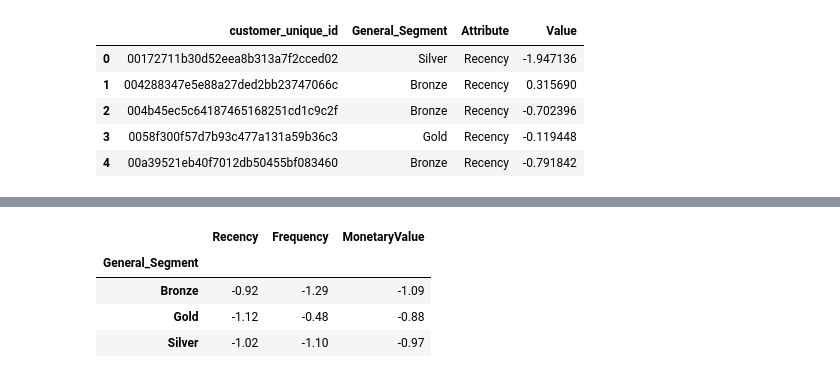
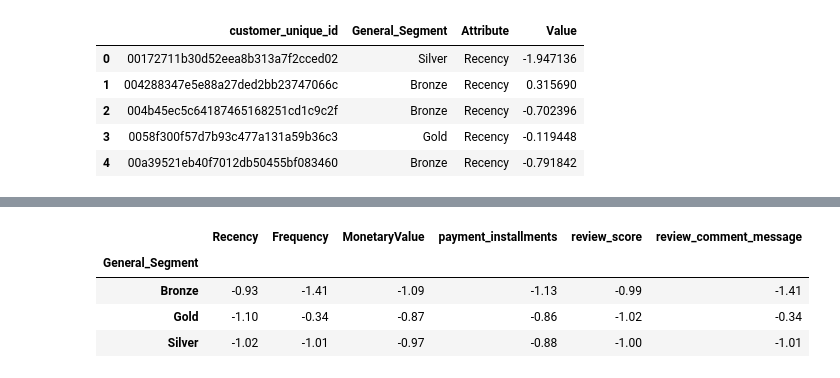
Before and after one commit to edieski/eclient_segmentation, a Jupyter notebook: data_segmentation.ipynb, the cells around one changed output, grey strips where cells are left out. Cells and saved outputs as stored; diff of their text form; code cells hidden in the pictures.

```diff
--- a/data_segmentation.ipynb
+++ b/data_segmentation.ipynb
@@ -420,0 +456,7 @@ data.groupby('clusters').agg({'Recency': 'mean', 'Frequency': 'mean', 'MonetaryV
+# %%
+from sklearn.cluster import MeanShift
+model = MeanShift().fit(data_scaled)
+clusters = model.predict(data_scaled)
+data_RFM['clusters'] = clusters
+print(data_RFM['clusters'].value_counts())
+data['clusters'] = clusters
@@ -420,0 +538,6 @@ data.groupby('clusters').agg({'Recency': 'mean', 'Frequency': 'mean', 'MonetaryV
+# %%
+
+model = KMeans(n_clusters= 4).fit(data_scaled)
+clusters = model.predict(data_scaled)
+data_RFM['clusters'] = clusters
+data['clusters'] = clusters
@@ -482,2 +616,3 @@ sns.lineplot(x="Attribute", y="Value", hue='General_Segment', data=data_melt_rfm
 # %%
 data_segment = data_normalized.assign(General_Segment = data['General_Segment'])
+RFM['clusters'] = data['clusters']
@@ -484,7 +624,8 @@ data_segment = data_normalized.assign(General_Segment = data['General_Segment'])
 # %%
-cluster_avg = data_rfms_k4.groupby(['Cluster']).mean()
-population_avg = data_rfms_k4.mean()
+cluster_avg = RFM.groupby(['clusters']).mean()
+population_avg = RFM.mean()
 relative_imp_cluster = cluster_avg / population_avg - 1
+print(relative_imp_cluster.head())
 
 
 segment_avg = data_segment.groupby(['General_Segment']).mean()
@@ -493,14 +648,16 @@ relative_imp_segment = segment_avg / population_avg - 1
 # %%
-relative_imp_cluster = relative_imp_cluster[['Recency', 'Frequency', 'MonetaryValue']]
+relative_imp_cluster = relative_imp_cluster[['Recency', 'Frequency', 'MonetaryValue', 'payment_installments', 'review_score', 'review_comment_message']]
 relative_imp_cluster.round(2)
-relative_imp_segment = relative_imp_segment[['Recency', 'Frequency', 'MonetaryValue']]
+
+
+relative_imp_segment = relative_imp_segment[['Recency', 'Frequency', 'MonetaryValue', 'payment_installments', 'review_score', 'review_comment_message']]
 relative_imp_segment.round(2)
 # %% [output]
-|  | Recency | Frequency | MonetaryValue |
-| General_Segment |  |  |  |
-| Bronze | -0.92 | -1.29 | -1.09 |
-| Gold | -1.12 | -0.48 | -0.88 |
-| Silver | -1.02 | -1.10 | -0.97 |
+|  | Recency | Frequency | MonetaryValue | payment_installments | review_score | review_comment_message |
+| General_Segment |  |  |  |  |  |  |
+| Bronze | -0.93 | -1.41 | -1.09 | -1.13 | -0.99 | -1.41 |
+| Gold | -1.10 | -0.34 | -0.87 | -0.86 | -1.02 | -0.34 |
+| Silver | -1.02 | -1.01 | -0.97 | -0.88 | -1.00 | -1.01 |
 # %%
 plt.figure(figsize=(8, 2))
 plt.title('Relative importance of attributes')
```
Also changed, not shown: parts of 27 cells of this notebook, 1 other file.
